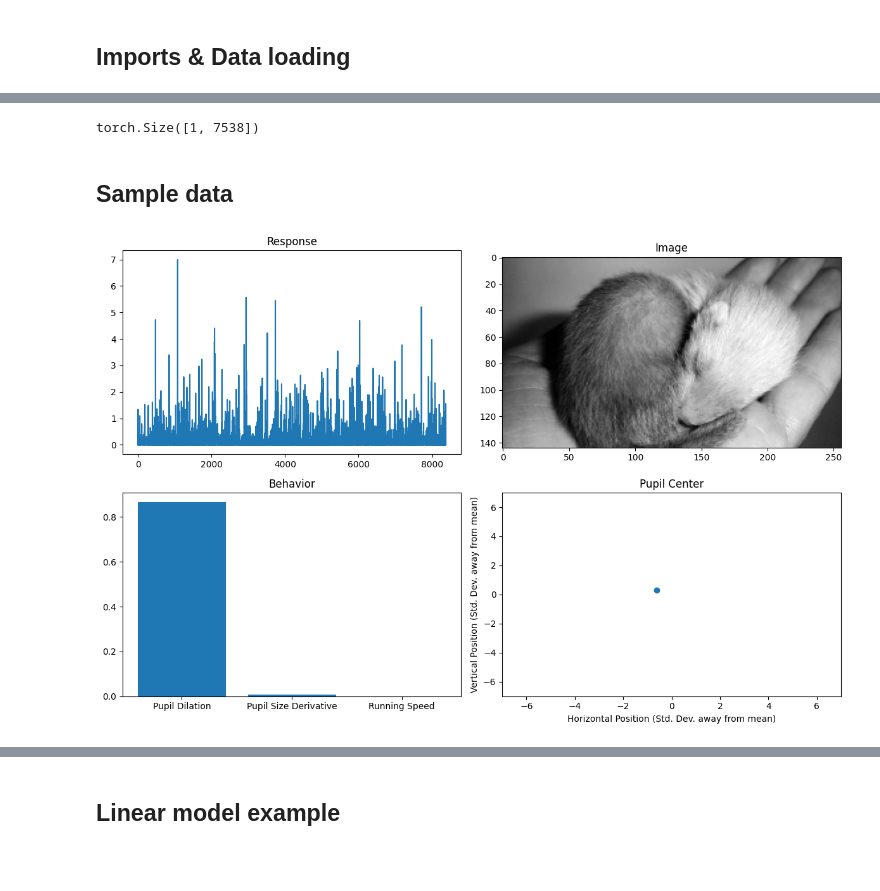
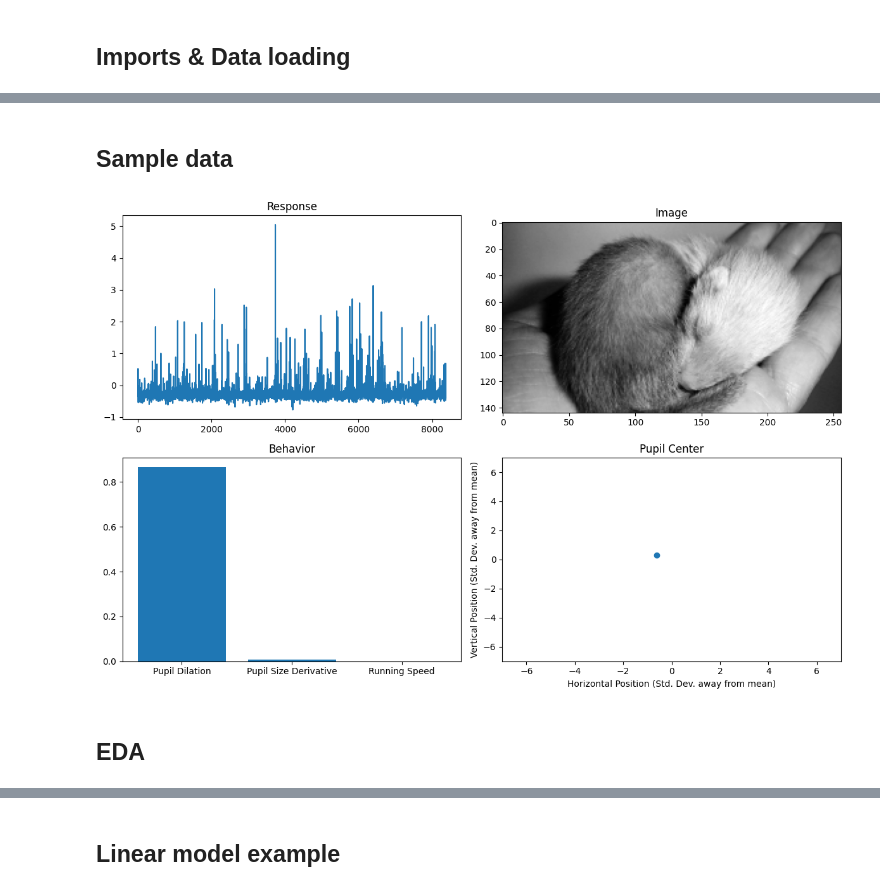
Before and after one commit to sachinmloecher/SensoriumDecoding, a Jupyter notebook: notebooks/sensorium_eda.ipynb, the cells around one changed output, grey strips where cells are left out. Drawn from its saved outputs; the diff is of its cells as text; code cells hidden in the pictures; blank space fills up the shorter version.

```diff
--- a/notebooks/sensorium_eda.ipynb
+++ b/notebooks/sensorium_eda.ipynb
@@ -22,7 +26,7 @@ from src.utils.data import get_datasets
 class Args:
     def __init__(self):
         self.device = torch.device("cpu")
-        self.output_dir = "runs"
+        self.output_dir = "runs/ridge_reg/"
 
 args = Args()
 load_args(args)
@@ -44,4 +40,0 @@ for batch in val_ds['S1']:
-# %%
-batch['response'].shape
-# %% [output]
-torch.Size([1, 7538])
@@ -60,30 +43,39 @@ mouseA_trial0['image'].flatten().shape
+# %%
+train, val, test = get_datasets(
+    args,
+    data_dir=args.dataset,
+    mouse_ids=args.mouse_ids,
+)
 # %%
+mouseA_trial0 = train['A'].__getitem__(0)
 # Figure, axes for response, image, behavior, pupil center
 fig, ax = plt.subplots(2, 2, figsize=(12, 8))
 
 # Plot response
 ax[0, 0].plot(mouseA_trial0['response'])
 ax[0, 0].set_title('Response')
 
 # Plot image
 ax[0, 1].imshow(np.squeeze(mouseA_trial0['image']), cmap='gray')
 ax[0, 1].set_title('Image')
 
 # Plot behavior
 behavior_labels = ['Pupil Dilation', 'Pupil Size Derivative', 'Running Speed']
 ax[1, 0].bar(behavior_labels, mouseA_trial0['behavior'])
 ax[1, 0].set_title('Behavior')
 
 # Plot pupil center
 pupil_center = mouseA_trial0['pupil_center']
 ax[1, 1].scatter(pupil_center[0], pupil_center[1])
 ax[1, 1].set_title('Pupil Center')
 ax[1, 1].set_xlabel('Horizontal Position (Std. Dev. away from mean)')
 ax[1, 1].set_ylabel('Vertical Position (Std. Dev. away from mean)')
 ax[1, 1].set_xlim([-7, 7])
 ax[1, 1].set_ylim([-7, 7])
 
 plt.tight_layout()
 plt.show()
 # %% [output]
-[figure, old version]
+[figure, new version]
+# %% [markdown]
+## EDA
```
Also changed, not shown: parts of 21 cells of this notebook, 28 other files.
